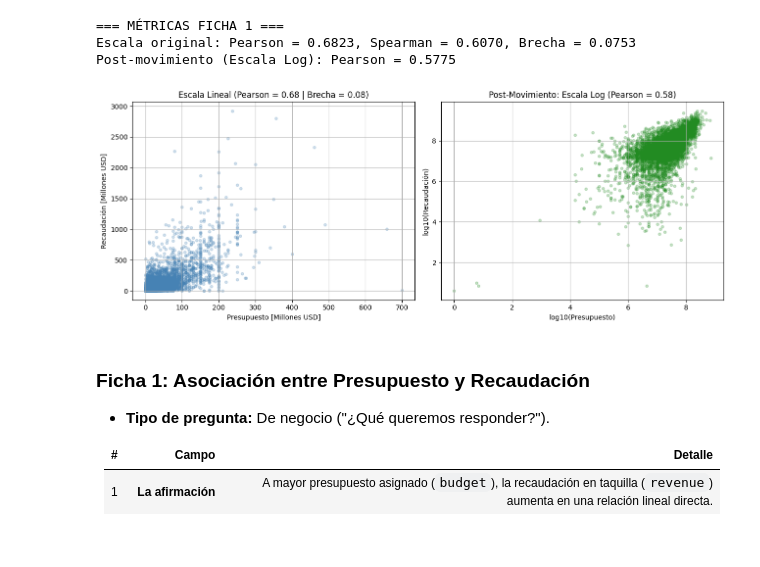
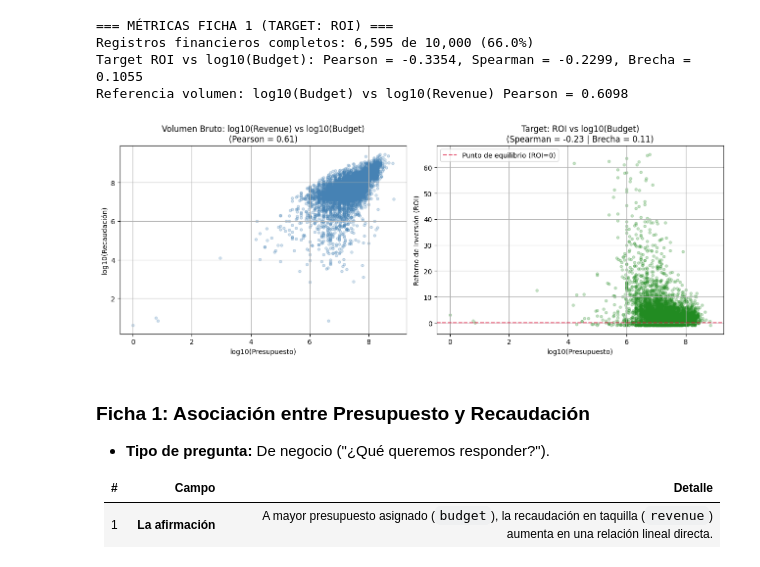
Before and after one commit to AlejoCarobolante/CienciaDatos-Integrador-Peliculon, a Jupyter notebook: presentacion2.ipynb, the cells around one changed output. Saved outputs shown, nothing was run; the diff lists cells and outputs as text; code cells hidden in the pictures.

```diff
--- a/presentacion2.ipynb
+++ b/presentacion2.ipynb
@@ -1,53 +1,66 @@
 # %%
 import numpy as np
 import pandas as pd
 import matplotlib.pyplot as plt
 
 # 1. Carga autocontenida del dataset
 CSV_PATH = "include/output/movies_2026-09-21.csv"
 df = pd.read_csv(CSV_PATH)
 
 # Configuración visual nativa
 plt.style.use('default')
 plt.rcParams['axes.grid'] = True
 
-# 2. Filtrado financiero (nulos estructurales fuera)
+# 2. Filtrado financiero estricto (criterio: solo registros con 100% de datos monetarios)
 df_fin = df[(df["budget"] > 0) & (df["revenue"] > 0)].copy()
+
+# Cálculo del Target principal (ROI) y transformaciones
+df_fin["roi"] = (df_fin["revenue"] - df_fin["budget"]) / df_fin["budget"]
 df_fin["log_budget"] = np.log10(df_fin["budget"])
 df_fin["log_revenue"] = np.log10(df_fin["revenue"])
 
-# 3. Métricas para el semáforo
-r_pearson_raw = df_fin["revenue"].corr(df_fin["budget"])
-r_spearman_raw = df_fin["revenue"].corr(df_fin["budget"], method="spearman")
-brecha_raw = abs(r_spearman_raw - r_pearson_raw)
+# Trimming para estabilizar métricas frente a micro-presupuestos extremos
+q99_roi = df_fin["roi"].quantile(0.99)
+df_roi_clean = df_fin[df_fin["roi"] <= q99_roi].copy()
 
-# Movimiento: Cambio de escala logarítmica
-r_pearson_log = df_fin["log_revenue"].corr(df_fin["log_budget"])
+# 3. Métricas de asociación: Presupuesto vs ROI
+r_pearson_roi = df_roi_clean["log_budget"].corr(df_roi_clean["roi"])
+r_spearman_roi = df_roi_clean["log_budget"].corr(df_roi_clean["roi"], method="spearman")
+brecha_roi = abs(r_spearman_roi - r_pearson_roi)
 
-print("=== MÉTRICAS FICHA 1 ===")
-print(f"Escala original: Pearson = {r_pearson_raw:.4f}, Spearman = {r_spearman_raw:.4f}, Brecha = {brecha_raw:.4f}")
-print(f"Post-movimiento (Escala Log): Pearson = {r_pearson_log:.4f}")
+# Métrica auxiliar de volumen (Budget vs Revenue en escala Log)
+r_pearson_rev = df_roi_clean["log_budget"].corr(df_roi_clean["log_revenue"])
+
+print("=== MÉTRICAS FICHA 1 (TARGET: ROI) ===")
+print(f"Registros financieros completos: {len(df_fin):,} de {len(df):,} ({len(df_fin)/len(df)*100:.1f}%)")
+print(f"Target ROI vs log10(Budget): Pearson = {r_pearson_roi:.4f}, Spearman = {r_spearman_roi:.4f}, Brecha = {brecha_roi:.4f}")
+print(f"Referencia volumen: log10(Budget) vs log10(Revenue) Pearson = {r_pearson_rev:.4f}")
 
 # 4. Gráficos
 fig, axes = plt.subplots(1, 2, figsize=(13, 5))
 
-axes[0].scatter(df_fin["budget"] / 1e6, df_fin["revenue"] / 1e6, alpha=0.25, color="steelblue", s=15)
-axes[0].set_title(f"Escala Lineal (Pearson = {r_pearson_raw:.2f} | Brecha = {brecha_raw:.2f})")
-axes[0].set_xlabel("Presupuesto [Millones USD]")
-axes[0].set_ylabel("Recaudación [Millones USD]")
+# Panel 1: Relación de Volumen Bruto
+axes[0].scatter(df_roi_clean["log_budget"], df_roi_clean["log_revenue"], alpha=0.25, color="steelblue", s=15)
+axes[0].set_title(f"Volumen Bruto: log10(Revenue) vs log10(Budget)\n(Pearson = {r_pearson_rev:.2f})")
+axes[0].set_xlabel("log10(Presupuesto)")
+axes[0].set_ylabel("log10(Recaudación)")
 
-axes[1].scatter(df_fin["log_budget"], df_fin["log_revenue"], alpha=0.25, color="forestgreen", s=15)
-axes[1].set_title(f"Post-Movimiento: Escala Log (Pearson = {r_pearson_log:.2f})")
+# Panel 2: Eficiencia Financiera (Target)
+axes[1].scatter(df_roi_clean["log_budget"], df_roi_clean["roi"], alpha=0.25, color="forestgreen", s=15)
+axes[1].axhline(0, color="crimson", linestyle="--", alpha=0.7, label="Punto de equilibrio (ROI=0)")
+axes[1].set_title(f"Target: ROI vs log10(Budget)\n(Spearman = {r_spearman_roi:.2f} | Brecha = {brecha_roi:.2f})")
 axes[1].set_xlabel("log10(Presupuesto)")
-axes[1].set_ylabel("log10(Recaudación)")
+axes[1].set_ylabel("Retorno de Inversión (ROI)")
+axes[1].legend()
 
 plt.tight_layout()
 plt.show()
 # %% [output]
-=== MÉTRICAS FICHA 1 ===
-Escala original: Pearson = 0.6823, Spearman = 0.6070, Brecha = 0.0753
-Post-movimiento (Escala Log): Pearson = 0.5775
+=== MÉTRICAS FICHA 1 (TARGET: ROI) ===
+Registros financieros completos: 6,595 de 10,000 (66.0%)
+Target ROI vs log10(Budget): Pearson = -0.3354, Spearman = -0.2299, Brecha = 0.1055
+Referencia volumen: log10(Budget) vs log10(Revenue) Pearson = 0.6098
-[figure, old version]
+[figure, new version]
 # %% [markdown]
 ### Ficha 1: Asociación entre Presupuesto y Recaudación
 * **Tipo de pregunta:** De negocio ("¿Qué queremos responder?").
```
Also changed, not shown: parts of 2 cells of this notebook, 2 other files.
